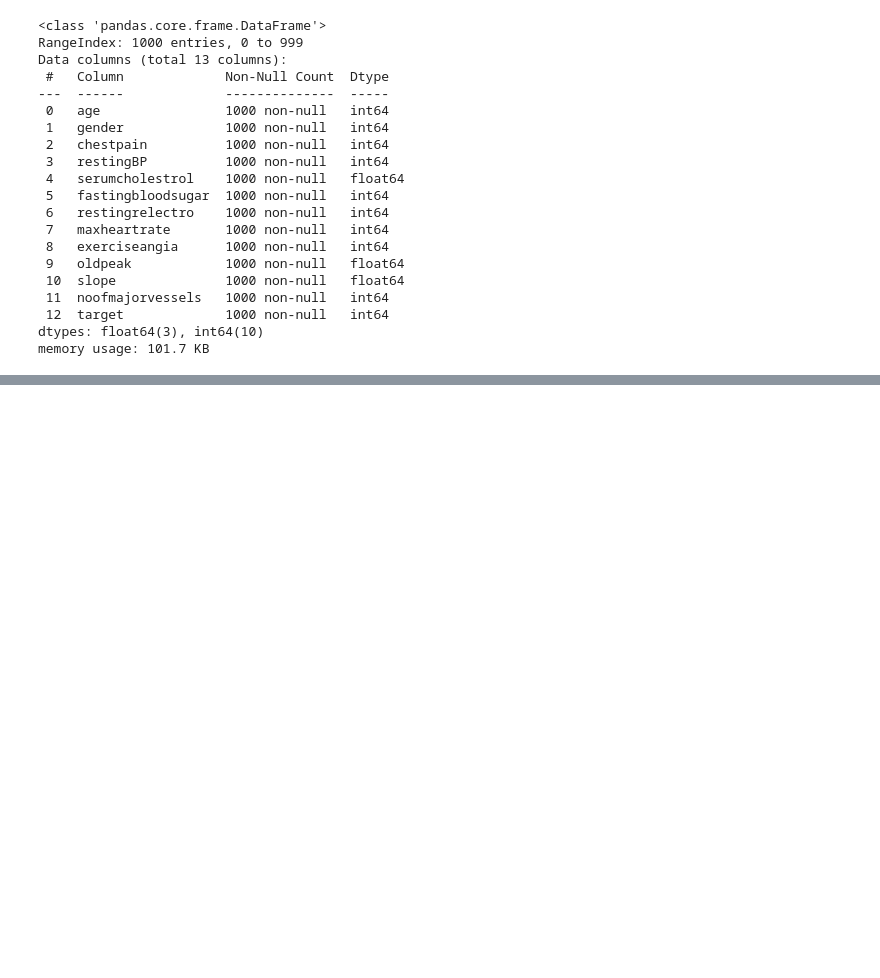
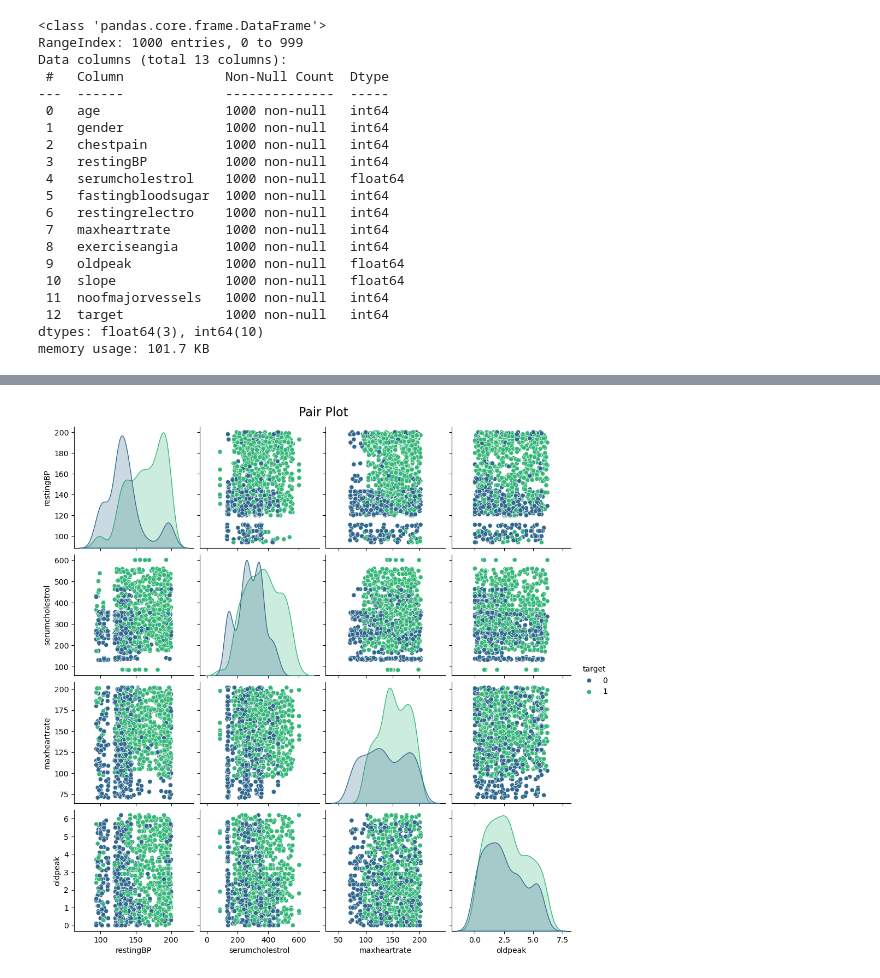
Before and after one commit to Skiner752/Intro-to-machine-learning, a Jupyter notebook: heart.ipynb, the cells around one changed output, grey strips where cells are left out. Drawn from its saved outputs; the diff is of its cells as text; code cells hidden in the pictures; blank space fills up the shorter version.

```diff
--- a/heart.ipynb
+++ b/heart.ipynb
@@ -112,0 +195,19 @@ data = pd.get_dummies(data, columns=category_columns, drop_first=True)
+# %%
+strong_numerical_features = [
+    'restingBP',
+    'serumcholestrol',
+    'maxheartrate',
+    'oldpeak',
+    'target'
+]
+sns.pairplot(
+    data[strong_numerical_features],
+    hue='target',
+    palette='viridis',
+    diag_kind='kde'
+)
+
+plt.suptitle('Pair Plot', y=1.02, fontsize=16)
+plt.show()
+# %% [output]
+[figure, added]
```
Also changed, not shown: parts of 9 cells of this notebook.
